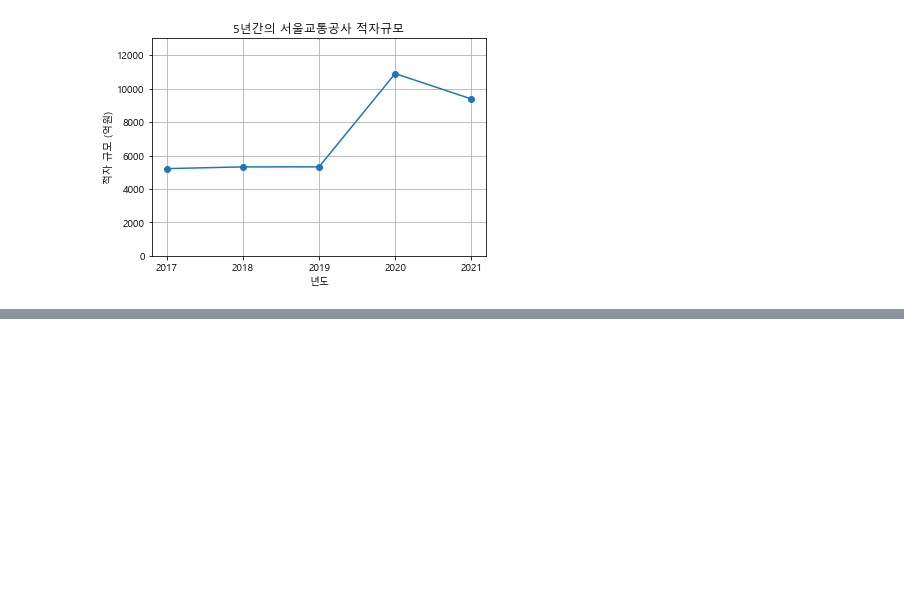
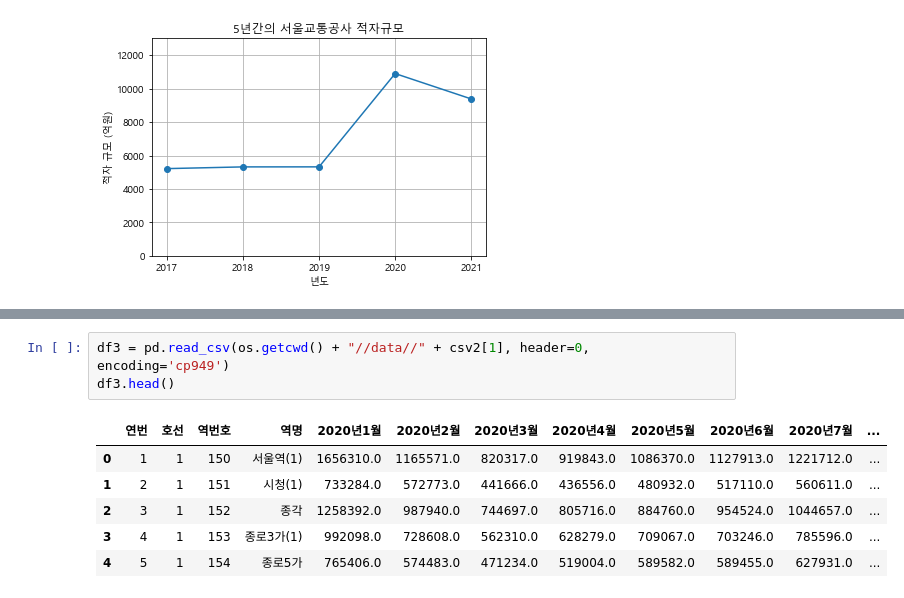
Before and after one commit to jmlee8939/seoul_metro_profit_analysis, a Jupyter notebook: EDA.ipynb, the cells around one changed output, grey strips where cells are left out. Saved outputs shown, nothing was run; the diff lists cells and outputs as text; blank space fills up the shorter version.

```diff
--- a/EDA.ipynb
+++ b/EDA.ipynb
@@ -81,0 +105,10 @@ Text(0.5, 1.0, '5년간의 서울교통공사 적자규모')
+# %%
+df3 = pd.read_csv(os.getcwd() + "//data//" + csv2[1], header=0, encoding='cp949')
+df3.head()
+# %% [output]
+|  | 연번 | 호선 | 역번호 | 역명 | 2020년1월 | 2020년2월 | 2020년3월 | 2020년4월 | 2020년5월 | 2020년6월 | 2020년7월 | ... |
+| 0 | 1 | 1 | 150 | 서울역(1) | 1656310.0 | 1165571.0 | 820317.0 | 919843.0 | 1086370.0 | 1127913.0 | 1221712.0 | ... |
+| 1 | 2 | 1 | 151 | 시청(1) | 733284.0 | 572773.0 | 441666.0 | 436556.0 | 480932.0 | 517110.0 | 560611.0 | ... |
+| 2 | 3 | 1 | 152 | 종각 | 1258392.0 | 987940.0 | 744697.0 | 805716.0 | 884760.0 | 954524.0 | 1044657.0 | ... |
+| 3 | 4 | 1 | 153 | 종로3가(1) | 992098.0 | 728608.0 | 562310.0 | 628279.0 | 709067.0 | 703246.0 | 785596.0 | ... |
+| 4 | 5 | 1 | 154 | 종로5가 | 765406.0 | 574483.0 | 471234.0 | 519004.0 | 589582.0 | 589455.0 | 627931.0 | ... |
```
Also changed, not shown: parts of 6 cells of this notebook, 1 other file.
